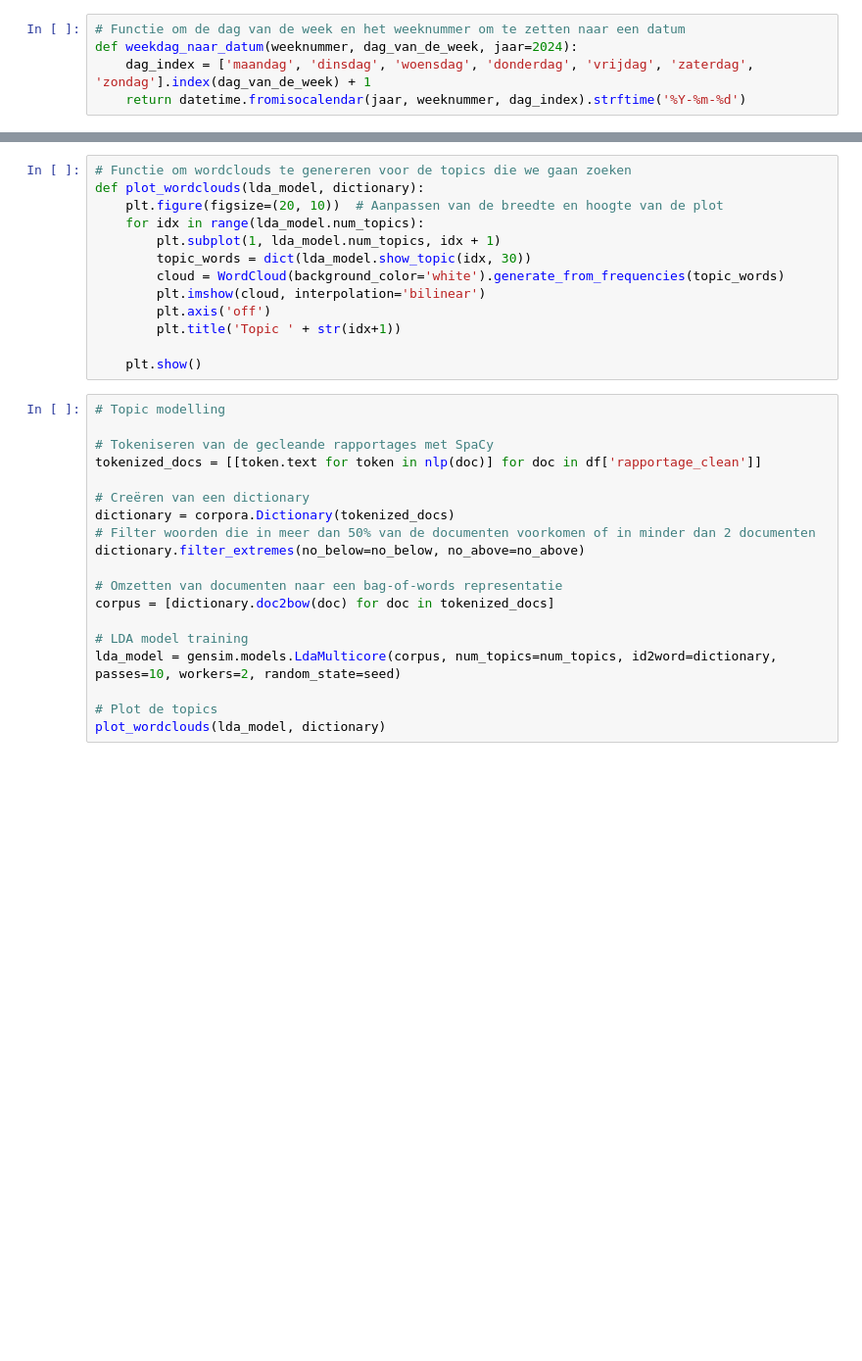
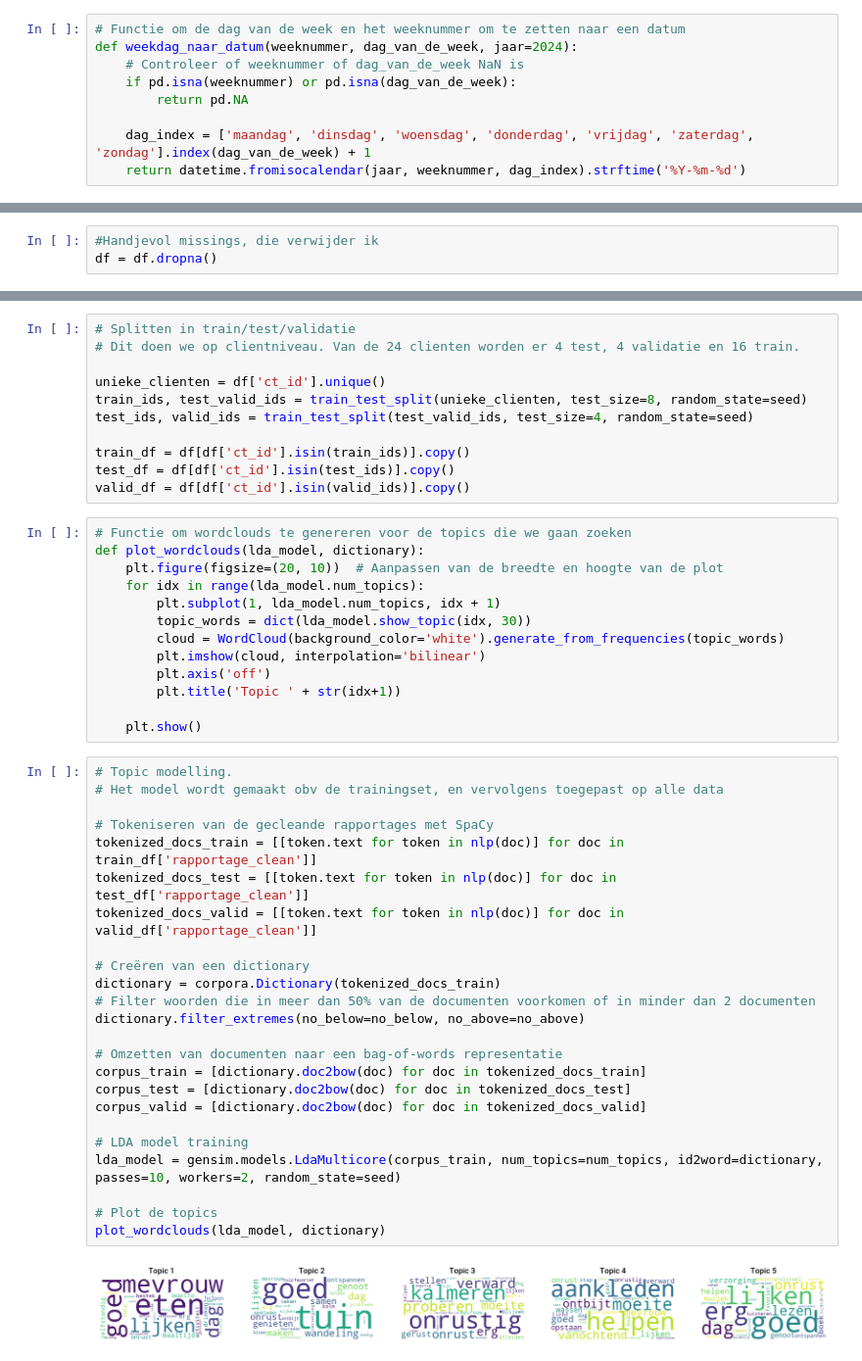
Before and after one commit to ekrombouts/GenCareAI, a Jupyter notebook: scripts/020_FeatureExtraction.ipynb, the cells around one changed output, grey strips where cells are left out. Shown at 98% size. Cells and saved outputs as stored; diff of their text form; blank space fills up the shorter version.

```diff
--- a/scripts/020_FeatureExtraction.ipynb
+++ b/scripts/020_FeatureExtraction.ipynb
@@ -35,6 +38,10 @@ nlp = spacy.load('nl_core_news_sm', disable=['parser', 'tagger', 'ner'])
 # %%
 # Functie om de dag van de week en het weeknummer om te zetten naar een datum
 def weekdag_naar_datum(weeknummer, dag_van_de_week, jaar=2024):
+    # Controleer of weeknummer of dag_van_de_week NaN is
+    if pd.isna(weeknummer) or pd.isna(dag_van_de_week):
+        return pd.NA
+
     dag_index = ['maandag', 'dinsdag', 'woensdag', 'donderdag', 'vrijdag', 'zaterdag', 'zondag'].index(dag_van_de_week) + 1
     return datetime.fromisocalendar(jaar, weeknummer, dag_index).strftime('%Y-%m-%d')
 # %%
@@ -56 +77,4 @@ df = transformeer_rapportages(df_rapportages).copy()
+# %%
+#Handjevol missings, die verwijder ik
+df = df.dropna()
 # %%
@@ -107,3 +119,14 @@ plt.show()
+# %%
+# Splitten in train/test/validatie
+# Dit doen we op clientniveau. Van de 24 clienten worden er 4 test, 4 validatie en 16 train.
+
+unieke_clienten = df['ct_id'].unique()
+train_ids, test_valid_ids = train_test_split(unieke_clienten, test_size=8, random_state=seed)
+test_ids, valid_ids = train_test_split(test_valid_ids, test_size=4, random_state=seed)
+
+train_df = df[df['ct_id'].isin(train_ids)].copy()
+test_df = df[df['ct_id'].isin(test_ids)].copy()
+valid_df = df[df['ct_id'].isin(valid_ids)].copy()
 # %%
 # Functie om wordclouds te genereren voor de topics die we gaan zoeken
 def plot_wordclouds(lda_model, dictionary):
@@ -118,23 +141,30 @@ def plot_wordclouds(lda_model, dictionary):
 
     plt.show()
 # %%
-# Topic modelling
+# Topic modelling.
+# Het model wordt gemaakt obv de trainingset, en vervolgens toegepast op alle data
 
 # Tokeniseren van de gecleande rapportages met SpaCy
-tokenized_docs = [[token.text for token in nlp(doc)] for doc in df['rapportage_clean']]
+tokenized_docs_train = [[token.text for token in nlp(doc)] for doc in train_df['rapportage_clean']]
+tokenized_docs_test = [[token.text for token in nlp(doc)] for doc in test_df['rapportage_clean']]
+tokenized_docs_valid = [[token.text for token in nlp(doc)] for doc in valid_df['rapportage_clean']]
 
 # Creëren van een dictionary
-dictionary = corpora.Dictionary(tokenized_docs)
+dictionary = corpora.Dictionary(tokenized_docs_train)
 # Filter woorden die in meer dan 50% van de documenten voorkomen of in minder dan 2 documenten
 dictionary.filter_extremes(no_below=no_below, no_above=no_above)
 
 # Omzetten van documenten naar een bag-of-words representatie
-corpus = [dictionary.doc2bow(doc) for doc in tokenized_docs]
+corpus_train = [dictionary.doc2bow(doc) for doc in tokenized_docs_train]
+corpus_test = [dictionary.doc2bow(doc) for doc in tokenized_docs_test]
+corpus_valid = [dictionary.doc2bow(doc) for doc in tokenized_docs_valid]
 
 # LDA model training
-lda_model = gensim.models.LdaMulticore(corpus, num_topics=num_topics, id2word=dictionary, passes=10, workers=2, random_state=seed)
+lda_model = gensim.models.LdaMulticore(corpus_train, num_topics=num_topics, id2word=dictionary, passes=10, workers=2, random_state=seed)
 
 # Plot de topics
 plot_wordclouds(lda_model, dictionary)
+# %% [output]
+[figure, added]
 # %%
 # Visualiseer met pyLDAvis
```
Also changed, not shown: parts of 20 cells of this notebook.
